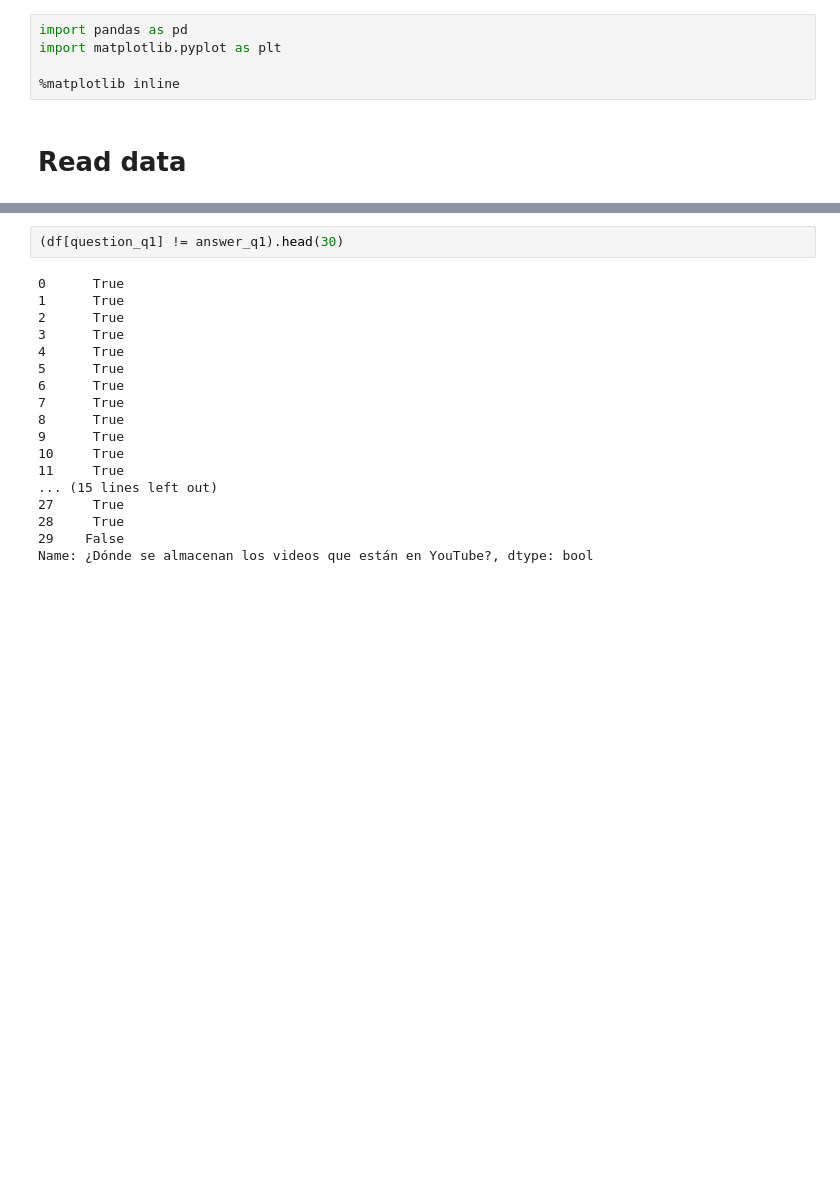
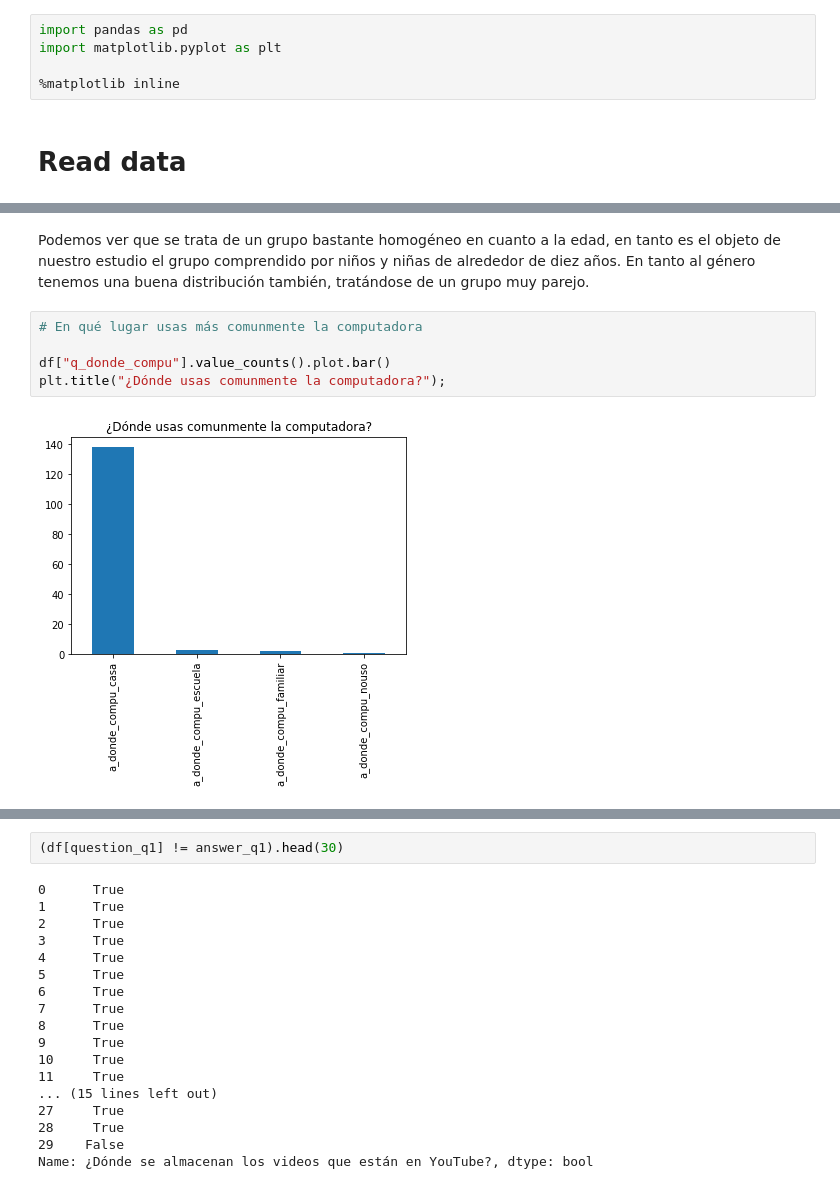
Before and after one commit to luparral/misconceptions, a Jupyter notebook: notebooks/Análisis exploratorio.ipynb, the cells around one changed output, grey strips where cells are left out. Drawn from its saved outputs; the diff is of its cells as text; blank space fills up the shorter version.

```diff
--- a/notebooks/Análisis exploratorio.ipynb
+++ b/notebooks/Análisis exploratorio.ipynb
@@ -38,0 +52,9 @@ plt.title("Qué celular usas?");
+# %% [markdown]
+Podemos ver que se trata de un grupo bastante homogéneo en cuanto a la edad, en tanto es el objeto de nuestro estudio el grupo comprendido por niños y niñas de alrededor de diez años. En tanto al género tenemos una buena distribución también, tratándose de un grupo muy parejo.
+# %%
+# En qué lugar usas más comunmente la computadora
+
+df["q_donde_compu"].value_counts().plot.bar()
+plt.title("¿Dónde usas comunmente la computadora?");
+# %% [output]
+[figure, added]
```
Also changed, not shown: parts of 10 cells of this notebook, 1 other file.
